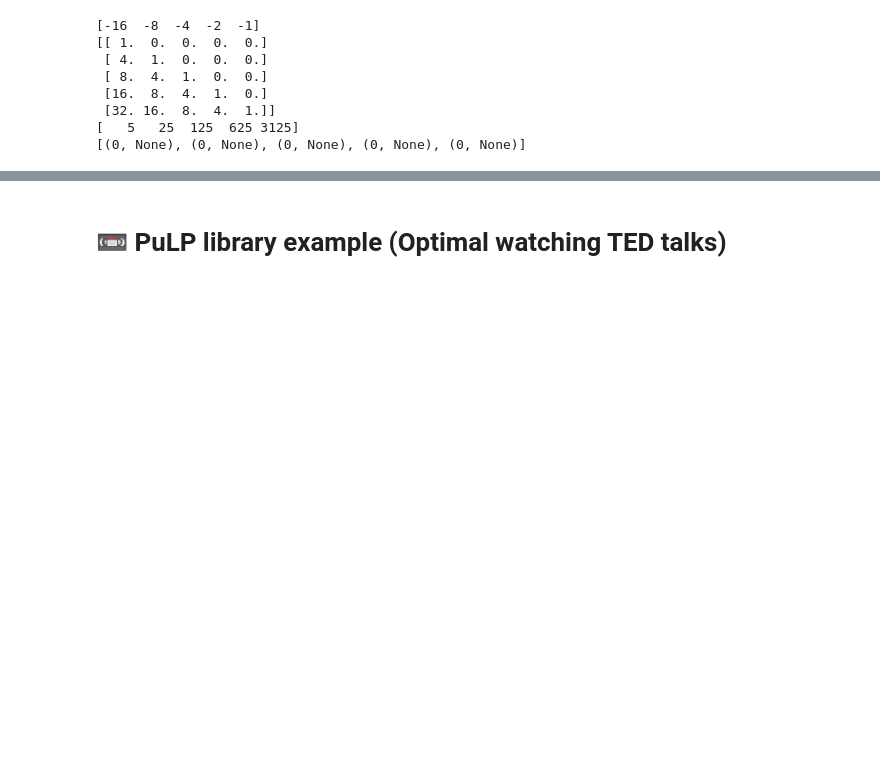
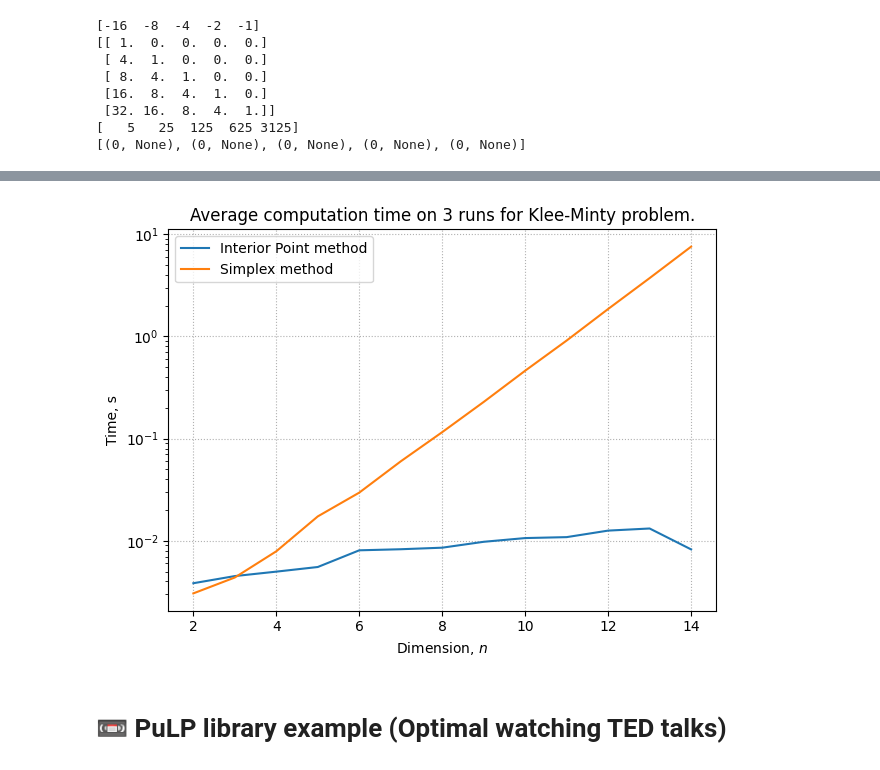
Before and after one commit to MerkulovDaniil/optim, a Jupyter notebook: assets/Notebooks/LP.ipynb, the cells around one changed output, grey strips where cells are left out. Saved outputs shown, nothing was run; the diff lists cells and outputs as text; code cells hidden in the pictures; blank space fills up the shorter version.

```diff
--- a/assets/Notebooks/LP.ipynb
+++ b/assets/Notebooks/LP.ipynb
@@ -180,0 +174,20 @@ plt.show()
+# %%
+n_list = range(2, 15)
+
+n_iters_km = np.zeros(len(n_list))
+times_km   = np.zeros(len(n_list))
+n_iters_r  = np.zeros(len(n_list))
+times_r    = np.zeros(len(n_list))
+
+for i, n in enumerate(n_list):
+    c, A, b, bounds = generate_KleeMinty_test_problem(n)
+    # res = linprog(c, A, b, bounds=bounds, options={"maxiter": 2**max(n_list)})
+    time = %timeit -o -n 3 linprog(c, A, b, bounds=bounds, options={"maxiter": 2**max(n_list) + 1}, method='simplex')
+    # n_iters_km[i] = res.nit
+    times_km[i] = np.average(time.all_runs)
+
+    c, A, b, bounds = generate_KleeMinty_test_problem(n)
+    # res = linprog(c, A, b, bounds=bounds, options={"maxiter": 2**max(n_list)})
+    time = %timeit -o -n 3 linprog(c, A, b, bounds=bounds, options={"maxiter": 2**max(n_list) + 1}, method='interior-point')
+    # n_iters_r[i] = res.nit
+    times_r[i] = np.average(time.all_runs)
@@ -181,3 +212,16 @@ plt.show()
+# %%
+plt.semilogy(n_list, times_r, label='Interior Point method')
+plt.semilogy(n_list, times_km, label = 'Simplex method')
+plt.legend()
+plt.xlabel("Dimension, $n$")
+plt.ylabel("Time, s")
+plt.title("Average computation time on 3 runs for Klee-Minty problem.")
+plt.grid(linestyle=":")
+plt.tight_layout()
+plt.savefig('LP_IPM.pdf')
+plt.show()
+# %% [output]
+[figure, added]
 # %% [markdown]
 # 📼 PuLP library example (Optimal watching TED talks)
 # %%
```
Also changed, not shown: parts of 4 cells of this notebook, 8 other files.
